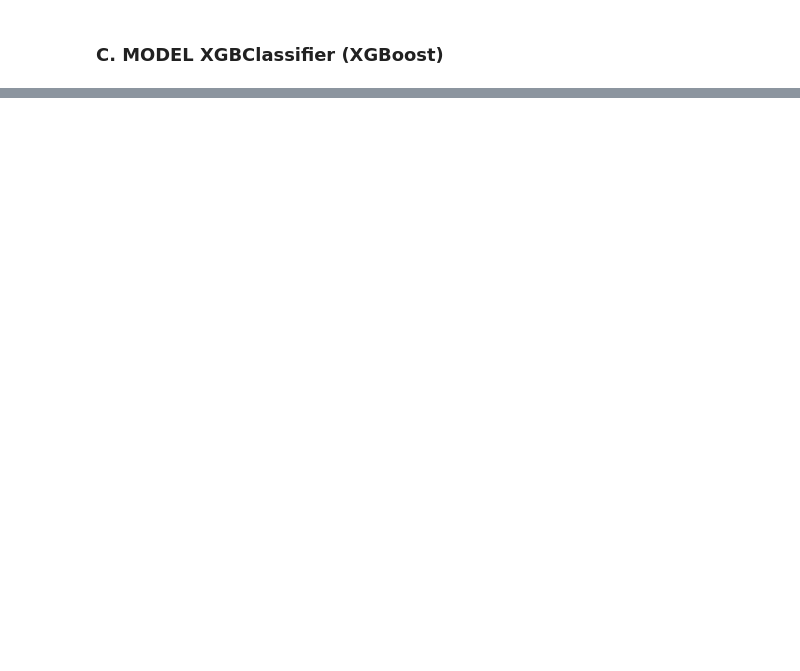
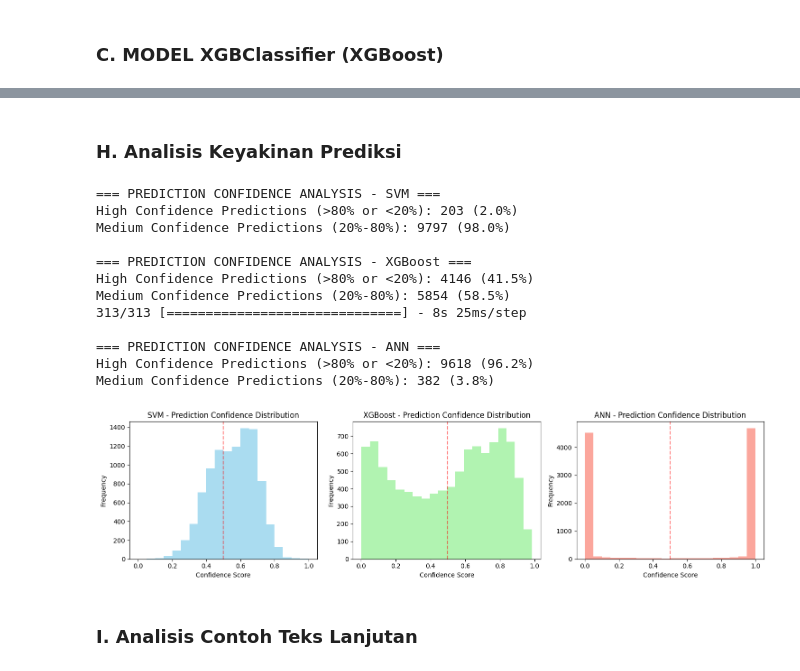
Before and after one commit to alvinzanuaputra/fp_ml_2025, a Jupyter notebook: MachineLearning/main.ipynb, the cells around one changed output, grey strips where cells are left out. Cells and saved outputs as stored; diff of their text form; code cells hidden in the pictures; blank space fills up the shorter version.

```diff
--- a/MachineLearning/main.ipynb
+++ b/MachineLearning/main.ipynb
@@ -505,0 +826,60 @@ NameError: name 'preprocess_text' is not defined
+# %% [markdown]
+### **H. Analisis Keyakinan Prediksi**
+# %%
+
+def analyze_prediction_confidence(model, X_test, model_name, model_type='sklearn'):
+    if model_type == 'sklearn':
+        if hasattr(model, 'predict_proba'):
+            probabilities = model.predict_proba(X_test)[:, 1]
+        else:  # SVM with decision_function
+            probabilities = model.decision_function(X_test)
+            # Normalize to 0-1 range
+            probabilities = (probabilities - probabilities.min()) / (probabilities.max() - probabilities.min())
+    else:  # keras/tensorflow
+        probabilities = model.predict(X_test).flatten()
+
+    # Kategorikan confidence levels
+    high_conf = np.sum(np.logical_or(probabilities > 0.8, probabilities < 0.2))
+    medium_conf = np.sum(np.logical_and(probabilities >= 0.2, probabilities <= 0.8))
+
+    print(f"\n=== PREDICTION CONFIDENCE ANALYSIS - {model_name} ===")
+    print(f"High Confidence Predictions (>80% or <20%): {high_conf} ({high_conf/len(probabilities)*100:.1f}%)")
+    print(f"Medium Confidence Predictions (20%-80%): {medium_conf} ({medium_conf/len(probabilities)*100:.1f}%)")
+
+    return probabilities
+
+# Analisis confidence untuk semua model
+svm_conf = analyze_prediction_confidence(svm_model, X_test, "SVM", 'sklearn')
+xgb_conf = analyze_prediction_confidence(xgb_model, X_test, "XGBoost", 'sklearn')
+ann_conf = analyze_prediction_confidence(ann_model, X_test_dense, "ANN", 'keras')
+
+# Visualisasi distribusi confidence
+fig, axes = plt.subplots(1, 3, figsize=(15, 4))
+models_conf = [svm_conf, xgb_conf, ann_conf]
+model_names = ['SVM', 'XGBoost', 'ANN']
+
+for i, (conf, name) in enumerate(zip(models_conf, model_names)):
+    axes[i].hist(conf, bins=20, alpha=0.7, color=['skyblue', 'lightgreen', 'salmon'][i])
+    axes[i].set_title(f'{name} - Prediction Confidence Distribution')
+    axes[i].set_xlabel('Confidence Score')
+    axes[i].set_ylabel('Frequency')
+    axes[i].axvline(0.5, color='red', linestyle='--', alpha=0.5)
+
+plt.tight_layout()
+plt.show()
+# %% [output]
+=== PREDICTION CONFIDENCE ANALYSIS - SVM ===
+High Confidence Predictions (>80% or <20%): 203 (2.0%)
+Medium Confidence Predictions (20%-80%): 9797 (98.0%)
+
+=== PREDICTION CONFIDENCE ANALYSIS - XGBoost ===
+High Confidence Predictions (>80% or <20%): 4146 (41.5%)
+Medium Confidence Predictions (20%-80%): 5854 (58.5%)
+313/313 [==============================] - 8s 25ms/step
+
+=== PREDICTION CONFIDENCE ANALYSIS - ANN ===
+High Confidence Predictions (>80% or <20%): 9618 (96.2%)
+Medium Confidence Predictions (20%-80%): 382 (3.8%)
+[figure, added]
+# %% [markdown]
+### **I. Analisis Contoh Teks Lanjutan**
```
Also changed, not shown: parts of 33 cells of this notebook, 2 other files.
